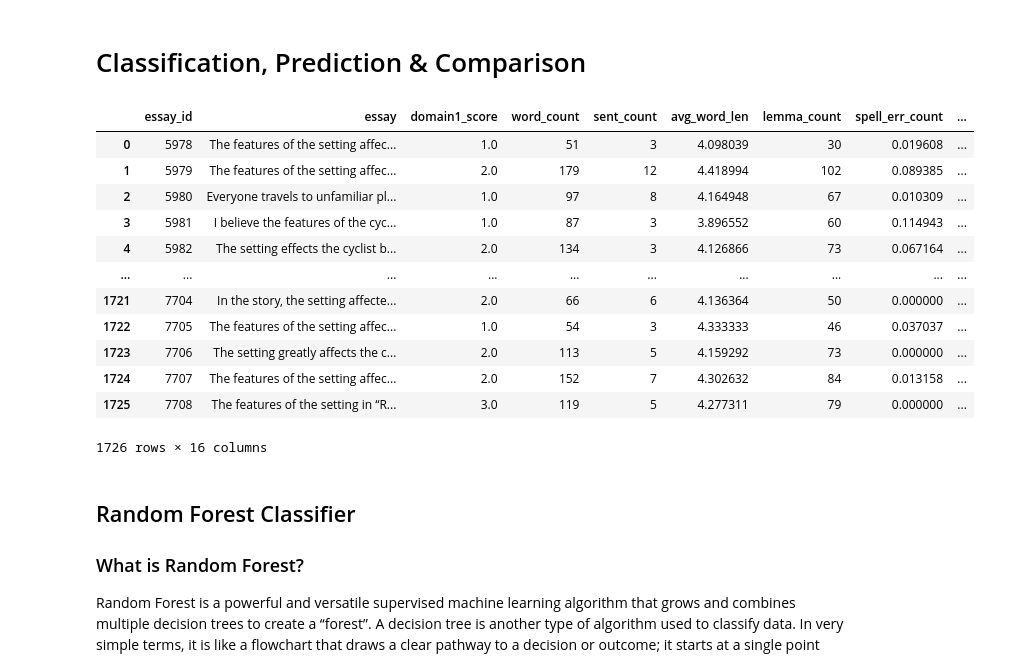
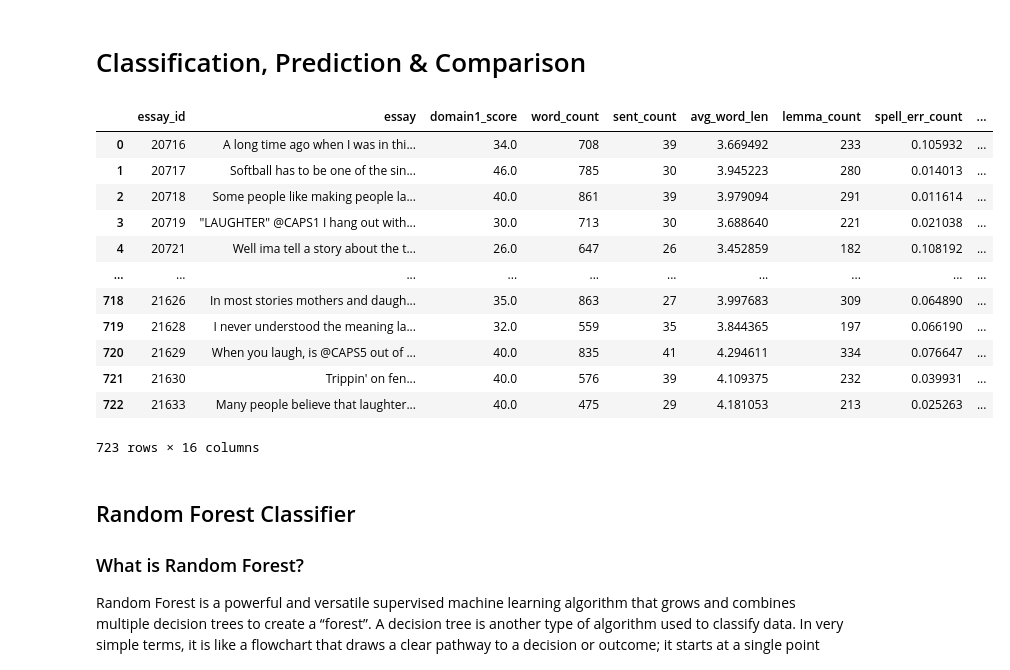
Before and after one commit to nishalkulkarni/ai-essay-autograd, a Jupyter notebook: Feature Classification.ipynb, the cells around one changed output. Saved outputs shown, nothing was run; the diff lists cells and outputs as text; code cells hidden in the pictures.

```diff
--- a/Feature Classification.ipynb
+++ b/Feature Classification.ipynb
@@ -23,22 +23,23 @@ from sklearn.svm import SVC
 import warnings
 warnings.filterwarnings('ignore')
 # %%
-data = pd.read_csv('features/features_set_3.csv')
+data = pd.read_csv('features/features_set_8.csv')
+data.dropna(inplace=True)
 data
 # %% [output]
 |  | essay_id | essay | domain1_score | word_count | sent_count | avg_word_len | lemma_count | spell_err_count | ... |
-| 0 | 5978 | The features of the setting affec... | 1.0 | 51 | 3 | 4.098039 | 30 | 0.019608 | ... |
-| 1 | 5979 | The features of the setting affec... | 2.0 | 179 | 12 | 4.418994 | 102 | 0.089385 | ... |
-| 2 | 5980 | Everyone travels to unfamiliar pl... | 1.0 | 97 | 8 | 4.164948 | 67 | 0.010309 | ... |
-| 3 | 5981 | I believe the features of the cyc... | 1.0 | 87 | 3 | 3.896552 | 60 | 0.114943 | ... |
-| 4 | 5982 | The setting effects the cyclist b... | 2.0 | 134 | 3 | 4.126866 | 73 | 0.067164 | ... |
+| 0 | 20716 | A long time ago when I was in thi... | 34.0 | 708 | 39 | 3.669492 | 233 | 0.105932 | ... |
+| 1 | 20717 | Softball has to be one of the sin... | 46.0 | 785 | 30 | 3.945223 | 280 | 0.014013 | ... |
+| 2 | 20718 | Some people like making people la... | 40.0 | 861 | 39 | 3.979094 | 291 | 0.011614 | ... |
+| 3 | 20719 | "LAUGHTER" @CAPS1 I hang out with... | 30.0 | 713 | 30 | 3.688640 | 221 | 0.021038 | ... |
+| 4 | 20721 | Well ima tell a story about the t... | 26.0 | 647 | 26 | 3.452859 | 182 | 0.108192 | ... |
 | ... | ... | ... | ... | ... | ... | ... | ... | ... | ... |
-| 1721 | 7704 | In the story, the setting affecte... | 2.0 | 66 | 6 | 4.136364 | 50 | 0.000000 | ... |
-| 1722 | 7705 | The features of the setting affec... | 1.0 | 54 | 3 | 4.333333 | 46 | 0.037037 | ... |
-| 1723 | 7706 | The setting greatly affects the c... | 2.0 | 113 | 5 | 4.159292 | 73 | 0.000000 | ... |
-| 1724 | 7707 | The features of the setting affec... | 2.0 | 152 | 7 | 4.302632 | 84 | 0.013158 | ... |
-| 1725 | 7708 | The features of the setting in “R... | 3.0 | 119 | 5 | 4.277311 | 79 | 0.000000 | ... |
+| 718 | 21626 | In most stories mothers and daugh... | 35.0 | 863 | 27 | 3.997683 | 309 | 0.064890 | ... |
+| 719 | 21628 | I never understood the meaning la... | 32.0 | 559 | 35 | 3.844365 | 197 | 0.066190 | ... |
+| 720 | 21629 | When you laugh, is @CAPS5 out of ... | 40.0 | 835 | 41 | 4.294611 | 334 | 0.076647 | ... |
+| 721 | 21630 | Trippin' on fen... | 40.0 | 576 | 39 | 4.109375 | 232 | 0.039931 | ... |
+| 722 | 21633 | Many people believe that laughter... | 40.0 | 475 | 29 | 4.181053 | 213 | 0.025263 | ... |
-1726 rows × 16 columns
+723 rows × 16 columns
 # %%
 X=data.iloc[:,3:]
 y=data.iloc[:,2]
```
Also changed, not shown: parts of 5 cells of this notebook, 3 other files.
